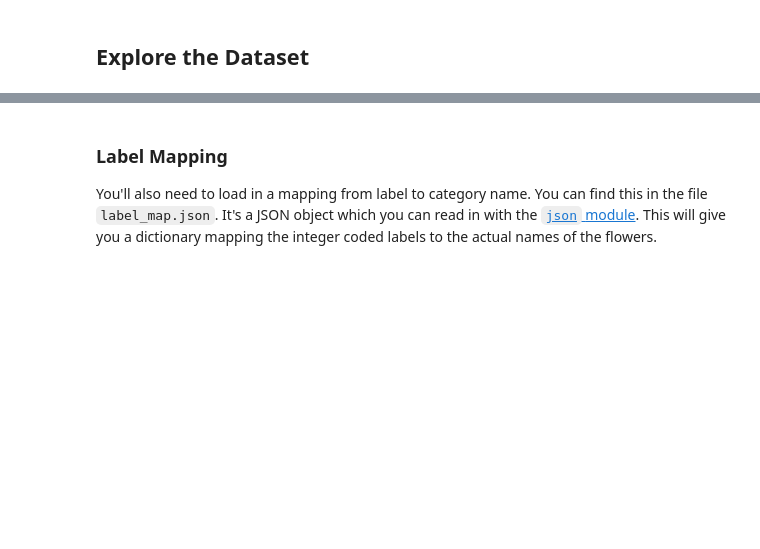
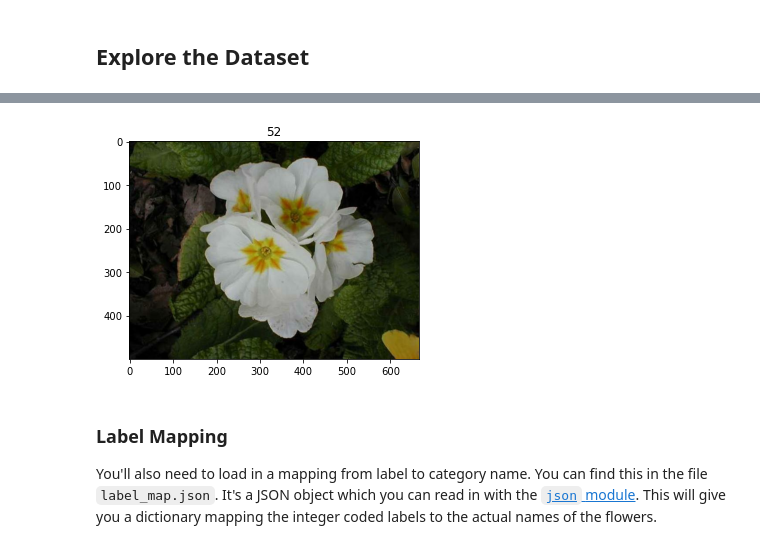
Before and after one commit to OS-Shoaib/TF-Image-classifier, a Jupyter notebook: Project_Image_Classifier_Project.ipynb, the cells around one changed output, grey strips where cells are left out. Saved outputs shown, nothing was run; the diff lists cells and outputs as text; code cells hidden in the pictures; blank space fills up the shorter version.

Commit message:
start training the model

```diff
--- a/Project_Image_Classifier_Project.ipynb
+++ b/Project_Image_Classifier_Project.ipynb
@@ -95,2 +131,6 @@ Dataset oxford_flowers102 downloaded and prepared to C:\Users\engom\tensorflow_d
 # %%
-# TODO: Print the shape and corresponding label of 3 images in the training set.
+# Print the shape and corresponding label of 3 images in the training set.
+for img, txt in training_set.take(3):
+    print("image label is: ", txt.numpy())
+    print("image shape is: ", img.shape)
+    print("=======================")
@@ -97,7 +147,15 @@ Dataset oxford_flowers102 downloaded and prepared to C:\Users\engom\tensorflow_d
 # %%
-# TODO: Plot 1 image from the training set.
+# Plot 1 image from the training set.
+for img, txt in training_set.take(1):
+    img = img.numpy()
+    txt = txt.numpy()
 
-# Set the title of the plot to the corresponding image label.
+    # Set the title of the plot to the corresponding image label.
+    plt.imshow(img)
+    plt.title(txt)
+    plt.show()
+# %% [output]
+[figure, added]
 # %% [markdown]
 ### Label Mapping
 
```
Also changed, not shown: parts of 11 cells of this notebook.
